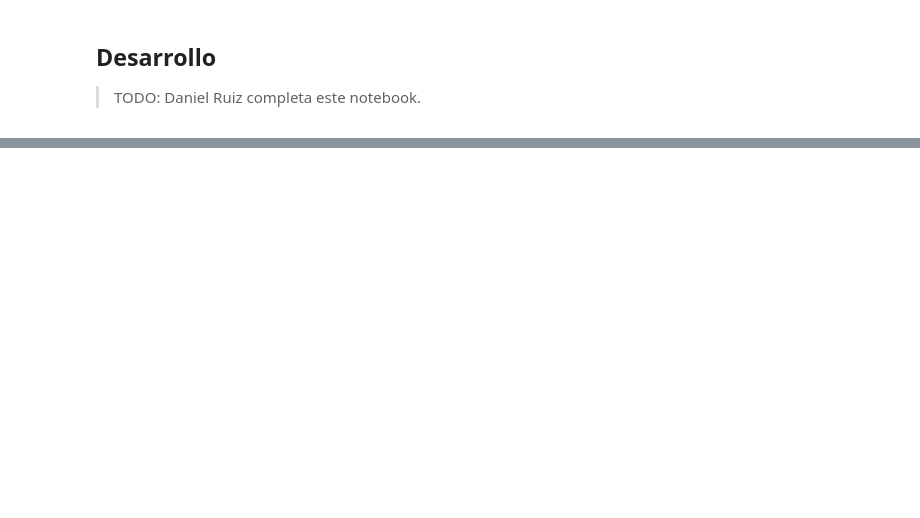
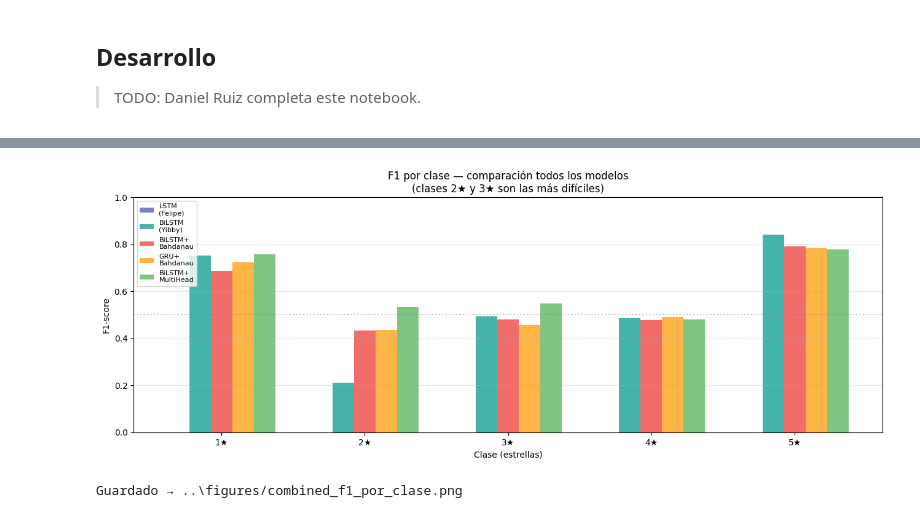
Before and after one commit to JuanSe1796/Proyecto_Deep_Learning_Final, a Jupyter notebook: notebooks/05_combined_daniel.ipynb, the cells around one changed output, grey strips where cells are left out. Cells and saved outputs as stored; diff of their text form; code cells hidden in the pictures; blank space fills up the shorter version.

```diff
--- a/notebooks/05_combined_daniel.ipynb
+++ b/notebooks/05_combined_daniel.ipynb
@@ -39,0 +273,9 @@ FIGURES_DIR.mkdir(exist_ok=True)
+# %%
+for mid in ['bilstm_bahdanau', 'gru_bahdanau', 'bilstm_multihead']:
+    m = build_model(mid, VOCAB_SIZE, hidden_size=256, embedding_dim=128,
+                    num_layers=2, dropout=0.3)
+    x_test = torch.randint(0, VOCAB_SIZE, (4, MAX_LEN))
+    out    = m(x_test)
+    print(f'{mid:<25}  params={m.count_parameters():>8,}  output={out.shape}')
+    assert out.shape == (4, 5), 'ERROR: forma de salida incorrecta'
+print('Todas las arquitecturas OK ✓')
@@ -39,0 +572,46 @@ FIGURES_DIR.mkdir(exist_ok=True)
+# %%
+import matplotlib.pyplot as plt
+import numpy as np
+
+modelos_plot = []
+for j, label in [
+    (lstm_j,    'LSTM\n(Felipe)'),
+    (bilstm_j,  'BiLSTM\n(Yibby)'),
+    (metrics_m1,'BiLSTM+\nBahdanau'),
+    (metrics_m2,'GRU+\nBahdanau'),
+    (metrics_m3,'BiLSTM+\nMultiHead'),
+]:
+    if j is None: continue
+    f1pc = j['metrics']['f1_per_class']
+    modelos_plot.append({
+        'label': label,
+        'f1': [f1pc.get(str(c), f1pc.get(f'{c}★', 0)) for c in range(1,6)]
+    })
+
+x     = np.arange(5)
+width = 0.15
+colors = ['#5C6BC0','#26A69A','#EF5350','#FFA726','#66BB6A']
+
+fig, ax = plt.subplots(figsize=(13, 5))
+for i, (mod, color) in enumerate(zip(modelos_plot, colors)):
+    offset = (i - len(modelos_plot)/2 + 0.5) * width
+    bars = ax.bar(x + offset, mod['f1'], width, label=mod['label'],
+                  color=color, alpha=0.85)
+
+ax.set_xlabel('Clase (estrellas)')
+ax.set_ylabel('F1-score')
+ax.set_title('F1 por clase — comparación todos los modelos\n(clases 2★ y 3★ son las más difíciles)')
+ax.set_xticks(x)
+ax.set_xticklabels(['1★','2★','3★','4★','5★'])
+ax.legend(loc='upper left', fontsize=8)
+ax.axhline(0.5, color='gray', linestyle=':', alpha=0.5, label='Umbral 0.5')
+ax.set_ylim(0, 1.0)
+ax.grid(axis='y', alpha=0.3)
+
+plt.tight_layout()
+plt.savefig(FIGURES_DIR / 'combined_f1_por_clase.png', dpi=150, bbox_inches='tight')
+plt.show()
+print(f'Guardado → {FIGURES_DIR}/combined_f1_por_clase.png')
+# %% [output]
+[figure, added]
+Guardado → ..\figures/combined_f1_por_clase.png
```
Also changed, not shown: parts of 24 cells of this notebook, 11 other files.
